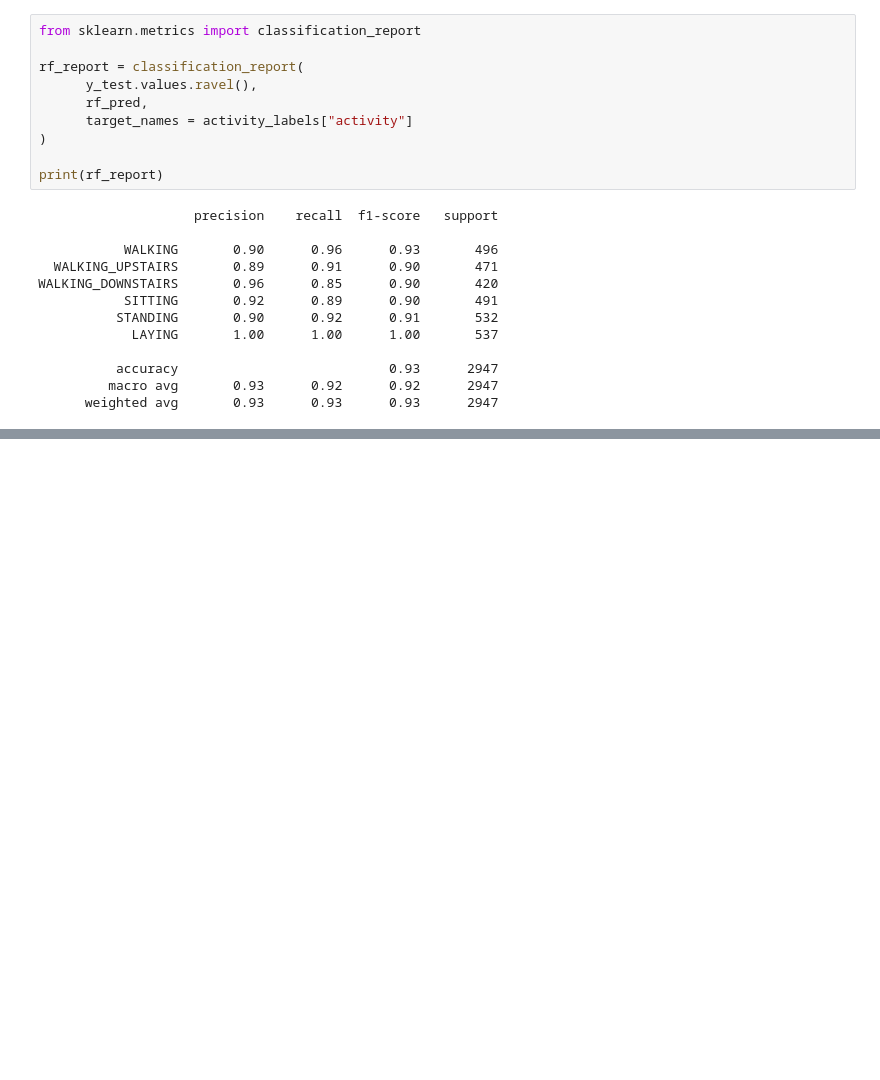
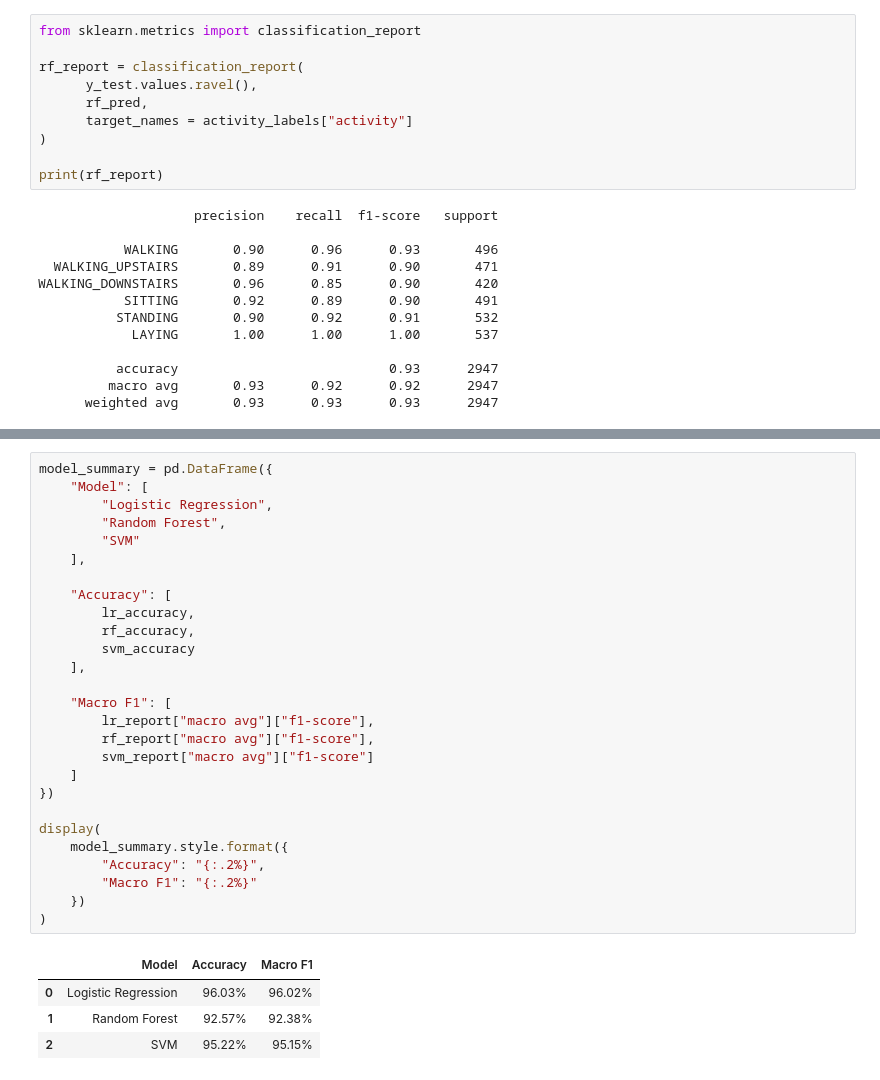
Before and after one commit to hir0ki-eng/HAR-Portfolio, a Jupyter notebook: HAR_LogisticRegression.ipynb, the cells around one changed output, grey strips where cells are left out. Drawn from its saved outputs; the diff is of its cells as text; blank space fills up the shorter version.

```diff
--- a/HAR_LogisticRegression.ipynb
+++ b/HAR_LogisticRegression.ipynb
@@ -296,0 +465,32 @@ WALKING_DOWNSTAIRS       0.96      0.85      0.90       420
+# %%
+model_summary = pd.DataFrame({
+    "Model": [
+        "Logistic Regression",
+        "Random Forest",
+        "SVM"
+    ],
+
+    "Accuracy": [
+        lr_accuracy,
+        rf_accuracy,
+        svm_accuracy
+    ],
+
+    "Macro F1": [
+        lr_report["macro avg"]["f1-score"],
+        rf_report["macro avg"]["f1-score"],
+        svm_report["macro avg"]["f1-score"]
+    ]
+})
+
+display(
+    model_summary.style.format({
+        "Accuracy": "{:.2%}",
+        "Macro F1": "{:.2%}"
+    })
+)
+# %% [output]
+|  | Model | Accuracy | Macro F1 |
+| 0 | Logistic Regression | 96.03% | 96.02% |
+| 1 | Random Forest | 92.57% | 92.38% |
+| 2 | SVM | 95.22% | 95.15% |
```
Also changed, not shown: parts of 7 cells of this notebook.
